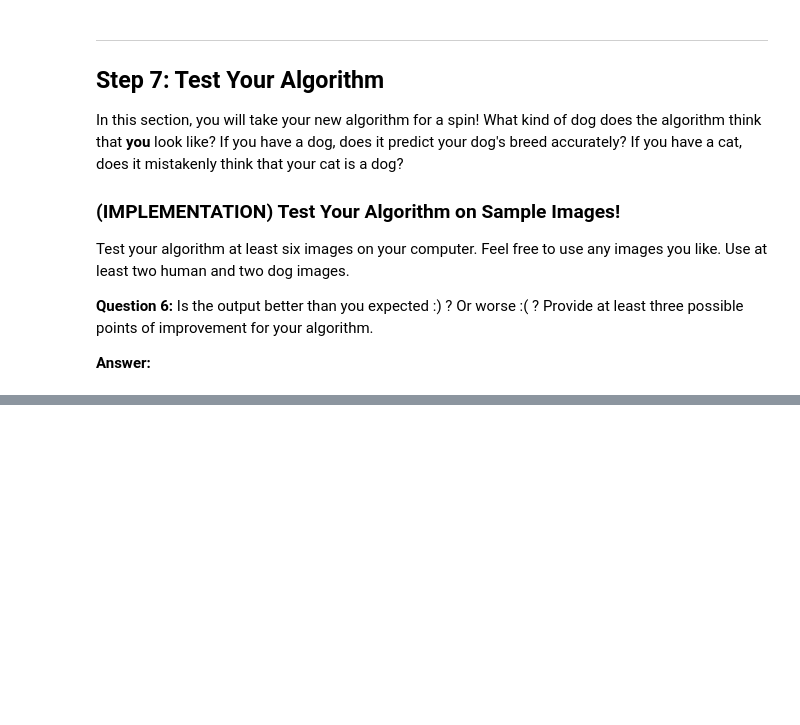
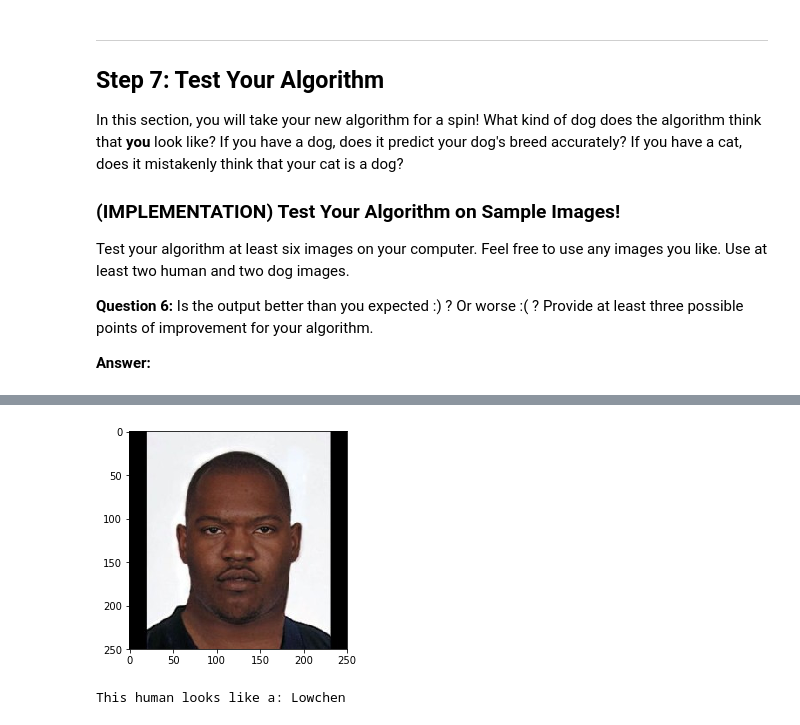
Before and after one commit to arunansu/Udacity, a Jupyter notebook: AI/dog-project/dog_app.ipynb, the cells around one changed output, grey strips where cells are left out. Drawn from its saved outputs; the diff is of its cells as text; code cells hidden in the pictures; blank space fills up the shorter version.

```diff
--- a/AI/dog-project/dog_app.ipynb
+++ b/AI/dog-project/dog_app.ipynb
@@ -581,0 +757,5 @@ __Answer:__
+# %%
+human_dog_detector('lfw/Josh_Evans/Josh_Evans_0001.jpg')
+# %% [output]
+[figure, added]
+This human looks like a: Lowchen
```
Also changed, not shown: parts of 22 cells of this notebook, 1 other file.
